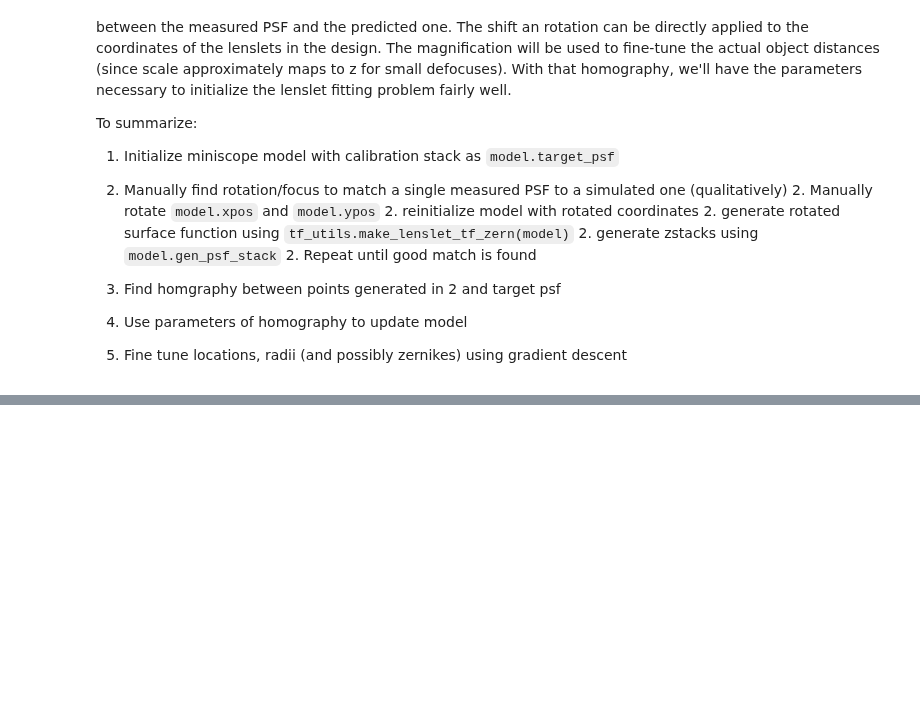
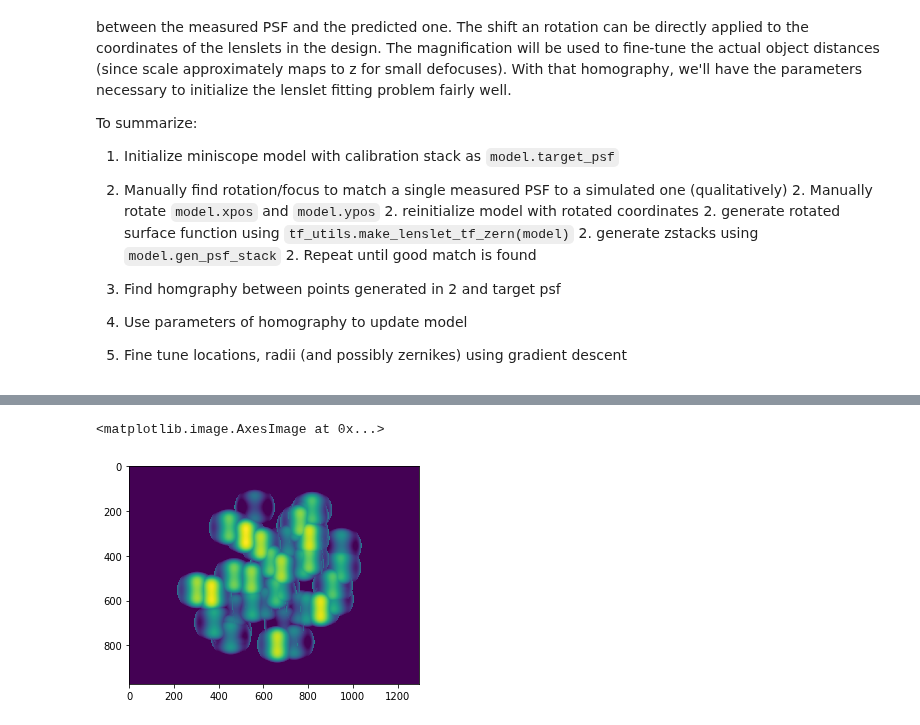
Before and after one commit to antipa/Randoscope_dev, a Jupyter notebook: miniscope_fit_3d_PSF.ipynb, the cells around one changed output, grey strips where cells are left out. Cells and saved outputs as stored; diff of their text form; code cells hidden in the pictures; blank space fills up the shorter version.

```diff
--- a/miniscope_fit_3d_PSF.ipynb
+++ b/miniscope_fit_3d_PSF.ipynb
@@ -87,0 +88,48 @@ array([98.70022829, 99.51823615, 99.3109435 , 98.33371856, 96.45266527,
+# %%
+zernike_polynomials = [
+           lambda x,y,r: 1,                                    # 0: piston
+           lambda x,y,r: 2.*x,                                 # 1: tilt
+           lambda x,y,r: 2.*y,                                 # 2: tilt
+           lambda x,y,r: 2.*np.sqrt(6.)*x*y,                   # 3: astigmatism
+           lambda x,y,r: np.sqrt(3.)*(2.*tf.square(r)-1.),     # 4: defocus
+           lambda x,y,r: np.sqrt(6.)*(x**2-y**2),              # 5: astigmatism
+           lambda x,y,r: np.sqrt(8.)*y*(3*x**2-y**2),          # 6: trefoil
+           lambda x,y,r: np.sqrt(8.)*x*(3*r**2-2),             # 7: coma
+           lambda x,y,r: np.sqrt(8.)*y*(3*r**2-2),             # 8: coma
+           lambda x,y,r: np.sqrt(8.)*x*(x**2-3*y**2),          # 9: trefoil
+           lambda x,y,r: np.sqrt(10.)*4*x*y*(x**2-y**2),        # 10: Oblique quad
+           lambda x,y,r: np.sqrt(10.)*2*x*y*(4*x**2 + 4*y**2 - 3), #11: O sec. astig
+           lambda x,y,r: np.sqrt(5.)*(6*r**4 - 6*r**2 + 1),     #12: spherical
+           lambda x,y,r: np.sqrt(10.)*(4*(x**4 - y**4) + 3(y**2-x**2))] #13
+
+
+n = 0
+x_coord = (model.xgm-model.xpos[n]*0)/model.mean_lenslet_CA*2
+y_coord = (model.ygm-model.ypos[n]*0)/model.mean_lenslet_CA*2
+r = tf.sqrt(tf.square(x_coord) + tf.square(y_coord))
+
+mask = tf.cast(r<=1,tf.float64)
+
+Nzerns = 14
+test_indices = np.r_[0:Nzerns]
+ii = 13
+test_coefs = [[1.*tf.cast(m == ii,tf.float64) for m in range(Nzerns)] for n in range(model.Nlenslets)]
+#tf.random_normal((1,),dtype=tf.float64)
+#print(test_coefs[9][ii-1])
+# print(tf.random_normal((1,),dtype=tf.float64)[0])
+model.zern_coefficients = test_coefs
+model.zernikes = test_indices
+# print(model.zernlist[0])
+# print(model.zernlist)
+# print(model.zernikes)
+#for n in range(len(test_indices)):
+    #print(model.zernikes[0][n])
+test_surf, aper, _ = tf_utils.make_lenslet_tf_zern(model)
+
+plt.figure()
+plt.imshow(test_surf.numpy())
+# print(test_coefs)
+# #test_coefs2 = tf.roll(tf.constant([1, 0, 0, 0 ,0 ,0, 0, 0, 0, 0, 0, 0, 0, 0],tf.float64),13,0)
+# %% [output]
+<matplotlib.image.AxesImage at 0x...>
+[figure, added]
```
Also changed, not shown: parts of 9 cells of this notebook, 2 other files.
